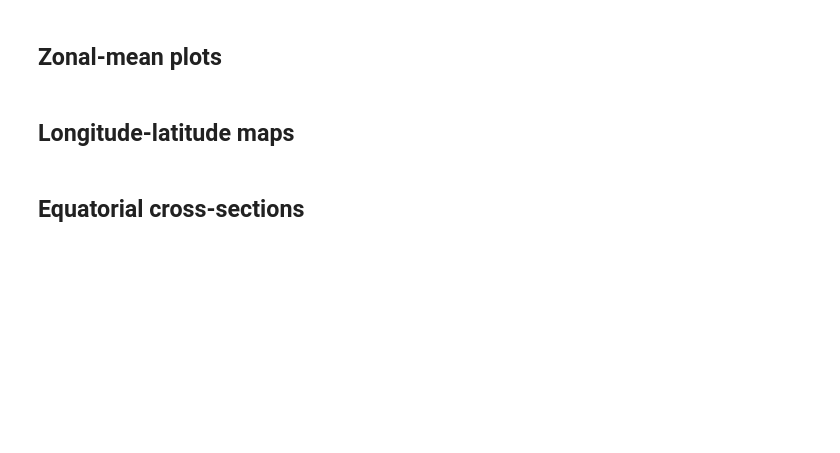
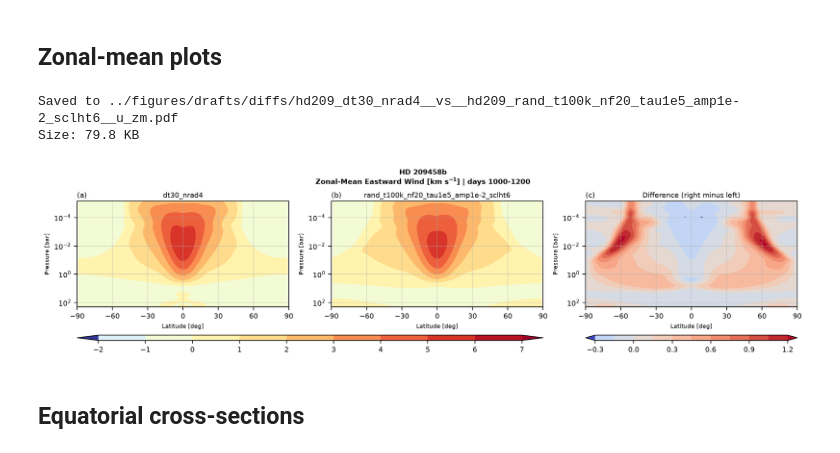
Before and after one commit to dennissergeev/lfric_egp_bench, a Jupyter notebook: src/scripts/Compare-Simulations.ipynb, the cells around one changed output. Saved outputs shown, nothing was run; the diff lists cells and outputs as text; code cells hidden in the pictures; blank space fills up the shorter version.

```diff
--- a/src/scripts/Compare-Simulations.ipynb
+++ b/src/scripts/Compare-Simulations.ipynb
@@ -44,5 +48,5 @@ iris.FUTURE.date_microseconds = True
 Besides `common.EXPERIMENTS` (stored in `data/lfric/<group>/<label>/`), the AWS test runs
 are loaded from `data/lfric/aws-test/pack-final-uoe-lfric/pack/<label>/output/work/<cycle>/lfric_atm/`.
 # %%
-ALL_EXPERIMENTS = {**EXPERIMENTS, **AWS_EXPERIMENTS}
+ALL_EXPERIMENTS = {**EXPERIMENTS, **AWS_EXPERIMENTS, **CTRL_EXPERIMENTS}
 print(*ALL_EXPERIMENTS.keys(), sep="\n")
@@ -49,6 +71,6 @@ print(*ALL_EXPERIMENTS.keys(), sep="\n")
 # %%
-exp_a = "dhj_c48_l66"
-exp_b = "hd209_dt30_nrad4"
+exp_a = "dhj_ctrl"
+exp_b = "hd209_ctrl"
 N_DAYS_MEAN = 200  # length of the averaging period
 SAVE_FIGS = True
 
@@ -142,7 +184,7 @@ def comparison_title():
 
 def diff_title():
     # return f"Difference ({exp_title(exp_a)} - {exp_title(exp_b)})"
-    return "Difference (b) minus (a)"
+    return "Difference (right minus left)"
 
 
 def common_kw_plt(diag, cubes):
@@ -159,14 +201,15 @@ def make_axes(fig):
     return fig.subplot_mosaic(
         [
             ["exp_a", "exp_b", "diff"],
-            ["cbar_exp_a", "cbar_exp_b", "cbar_diff"],
+            # One colour bar for both experiments, which share the colour levels
+            ["cbar", "cbar", "cbar_diff"],
         ],
         gridspec_kw={"height_ratios": [1, 0.05]},
     )
 
 
 def pres_profile_bar(exp_key):
-    """Horizontal-mean pressure profile (bar) used as the vertical axis."""
+    """Horizontal-mean pressure profile [$bar$] used as the vertical axis."""
     pres_prof = spatial_mean(ds_all[exp_key].extract_cube("air_pressure"))
     pres_prof.convert_units("Pa")
     return pres_prof.data * PA_TO_BAR
@@ -191,19 +234,25 @@ DIAGS = {
         title="Air Temperature",
         units="$K$",
         recipe=lambda cl: cl.extract_cube("air_temperature"),
-        kw_plt={"cmap": "plasma"},
+        kw_plt={"cmap": CMAPS["temp"]},
     ),
     "u": Diag(
         title="Eastward Wind",
         units="$km$ $s^{-1}$",
         recipe=lambda cl: cl.extract_cube("eastward_wind"),
-        kw_plt={"cmap": "inferno"},
+        # kw_plt={"cmap": "inferno"},
+        kw_plt={
+            "cmap": CMAPS["u"],
+            "vmin": -2,
+            "vmax": 7,
+            "norm": mcol.CenteredNorm(0),
+        },
     ),
     "w": Diag(
         title="Upward Wind",
         units="$m$ $s^{-1}$",
         recipe=lambda cl: cl.extract_cube("upward_air_velocity"),
-        kw_plt={"cmap": "PuOr_r"},
+        kw_plt={"cmap": CMAPS["w"]},
     ),
 }
 # %% [markdown]
@@ -235,37 +431,39 @@ for ax_key, exp_key, cube in zip(["exp_a", "exp_b"], EXPS, two_cubes):
     pres_prof = pres_profile_bar(exp_key)
     pres_lim = (min(pres_lim[0], pres_prof.min()), max(pres_lim[1], pres_prof.max()))
     axd[ax_key].set_title(f"({next(iletters)})", loc="left")
     axd[ax_key].set_title(exp_title(exp_key))
     cntr = axd[ax_key].contourf(
         cube.coord("latitude").points, pres_prof, cube.data, **kw_plt
     )
-    fig.colorbar(cntr, cax=axd[f"cbar_{ax_key}"], orientation="horizontal")
+fig.colorbar(cntr, cax=axd["cbar"], orientation="horizontal")
 
 diff_cube = on_grid_of_a(two_cubes[1], two_cubes[0]) - two_cubes[0]
 axd["diff"].set_title(f"({next(iletters)})", loc="left")
 axd["diff"].set_title(diff_title())
 cntr = axd["diff"].contourf(
     diff_cube.coord("latitude").points,
     pres_profile_bar(exp_a),
     diff_cube.data,
     norm=mcol.CenteredNorm(0),
-    cmap="RdBu_r",
+    cmap=CMAPS["diff"],
     levels=11,
     extend="both",
 )
 fig.colorbar(cntr, cax=axd["cbar_diff"], orientation="horizontal")
 
 for ax in axd.values():
-    if not ax.get_label().startswith("cbar_"):
-        ax.set_xlabel("Latitude")
-        ax.set_ylabel("Pressure (bar)")
+    if not ax.get_label().startswith("cbar"):
+        ax.set_xlabel("Latitude [$deg$]")
+        ax.set_ylabel("Pressure [$bar$]")
         ax.set_yscale("log")
         ax.set_ylim(pres_lim[1], pres_lim[0])
         ax.set_xlim(-90, 90)
         ax.set_xticks(np.arange(-90, 91, 30))
         ax.grid(True, linestyle="--", alpha=0.5, dash_capstyle="round")
 
 if SAVE_FIGS:
     figsave(fig, paths.drafts / "diffs" / f"{exp_label_for_fname()}__{diag_key}_zm")
+# %% [output]
+Saved to ../figures/drafts/diffs/hd209_dt30_nrad4__vs__hd209_rand_t100k_nf20_tau1e5_amp1e-2_sclht6__u_zm.pdf
+Size: 79.8 KB
+[figure, added]
-# %% [markdown]
-## Longitude-latitude maps
```
Also changed, not shown: parts of 8 cells of this notebook, 5 other files.
